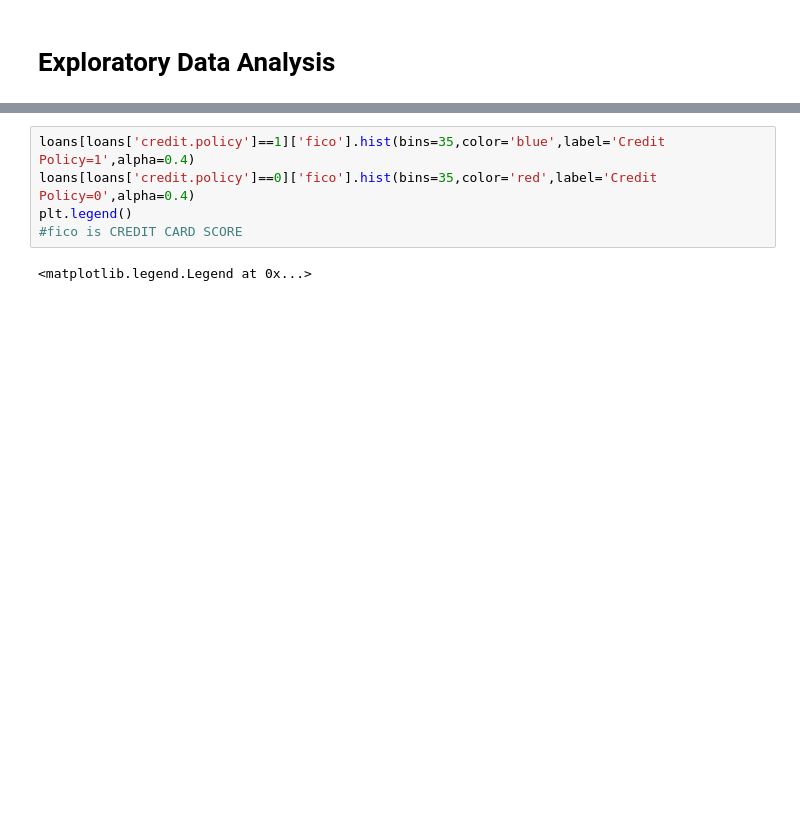
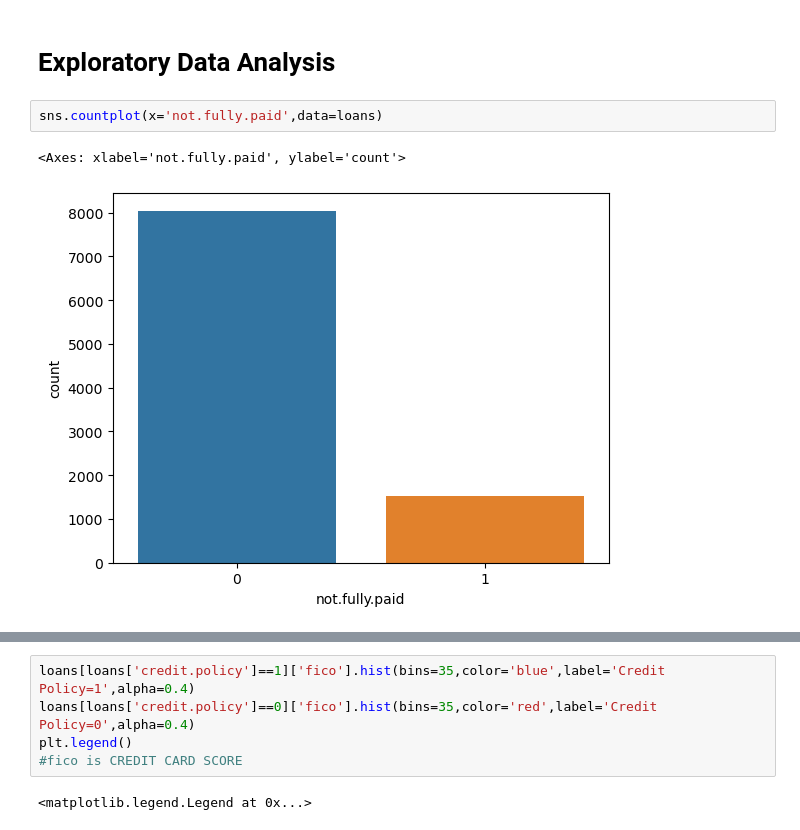
Before and after one commit to gsanjanadev/Loan_Defaulters_Prediction, a Jupyter notebook: Loan_defaulters_prediction.ipynb, the cells around one changed output, grey strips where cells are left out. Saved outputs shown, nothing was run; the diff lists cells and outputs as text; blank space fills up the shorter version.

```diff
--- a/Loan_defaulters_prediction.ipynb
+++ b/Loan_defaulters_prediction.ipynb
@@ -54,2 +82,7 @@ loans.head()
 # %% [markdown]
 # Exploratory Data Analysis
+# %%
+sns.countplot(x='not.fully.paid',data=loans)
+# %% [output]
+<Axes: xlabel='not.fully.paid', ylabel='count'>
+[figure, added]
```
Also changed, not shown: parts of 27 cells of this notebook.
